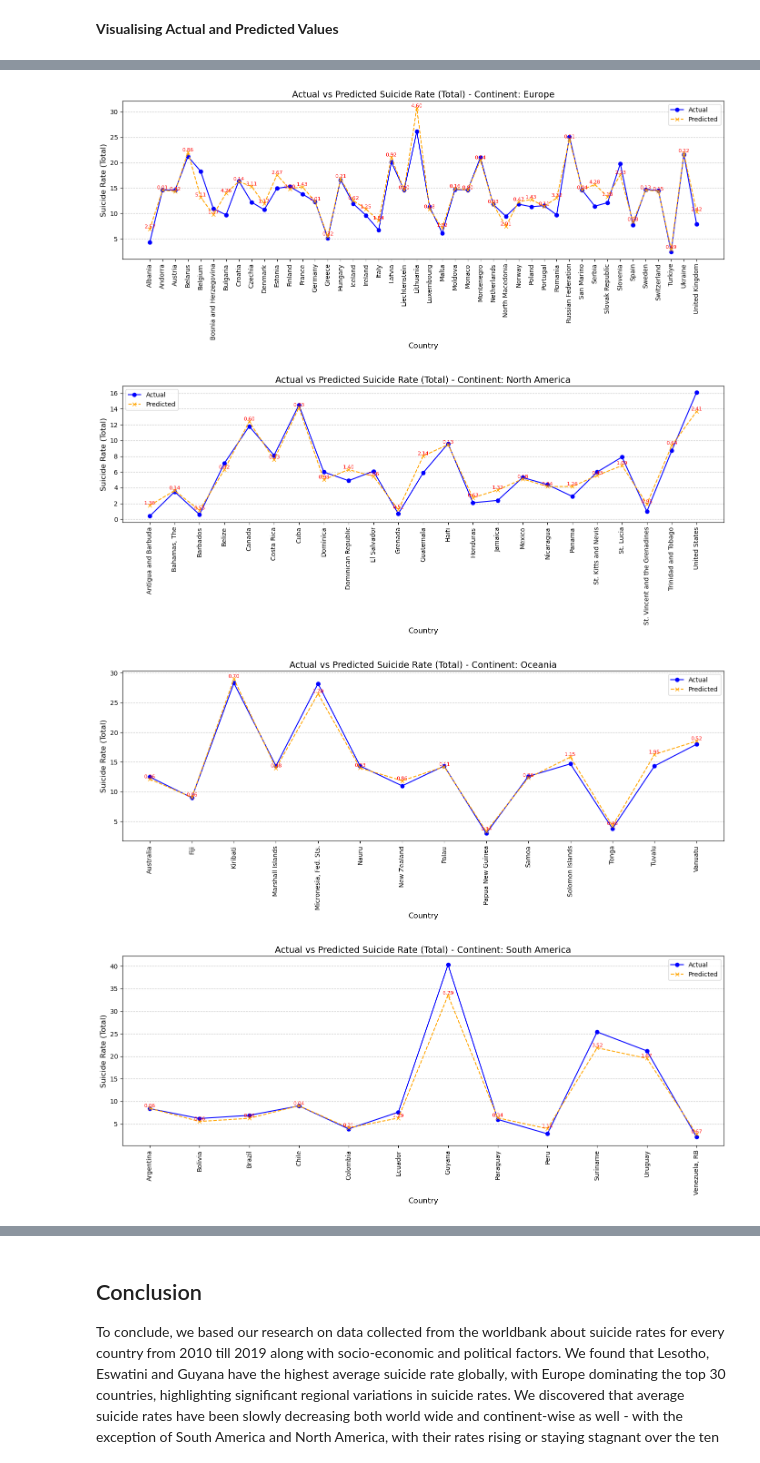
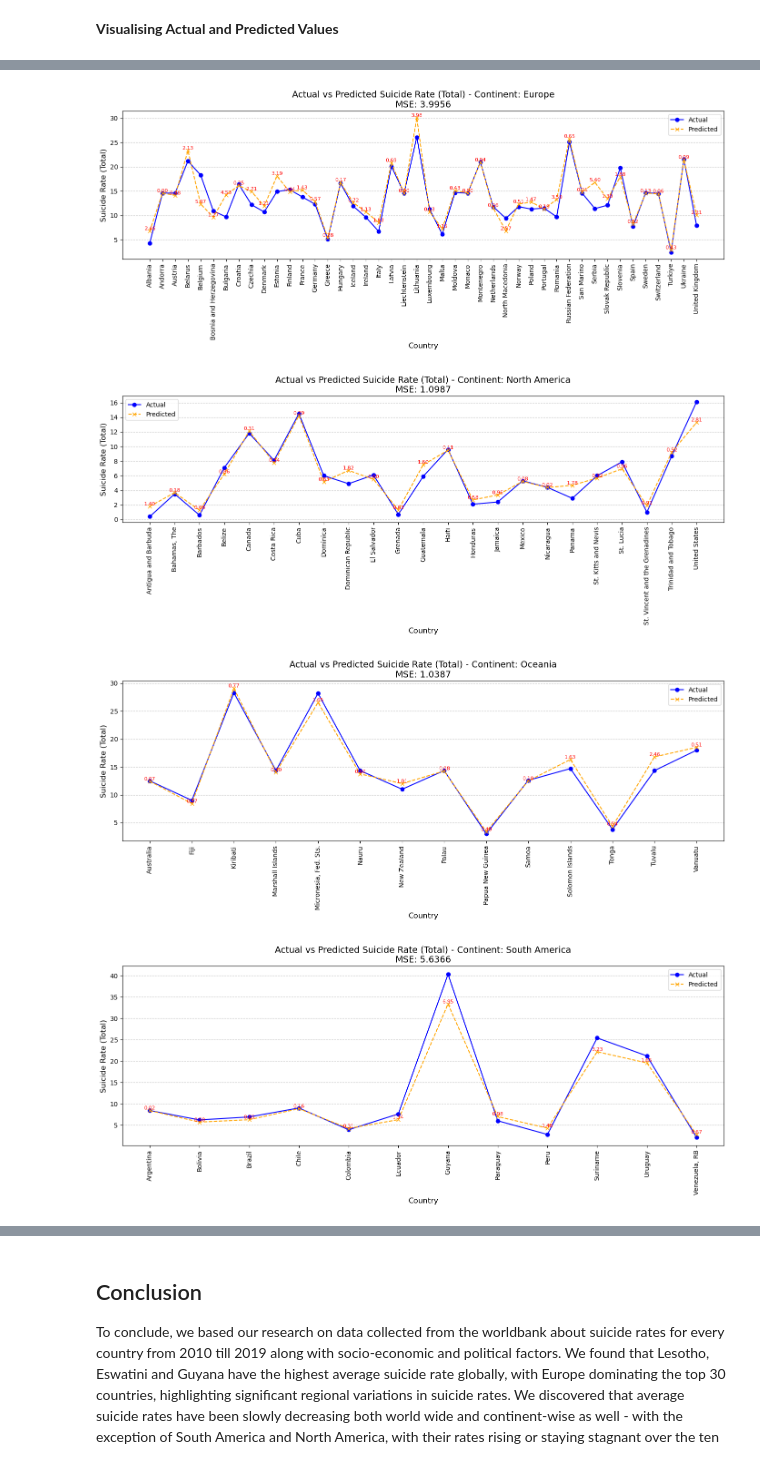
Before and after one commit to CU-F24-MDSSB-01-Concepts-Tools/FinalProject_7, a Jupyter notebook: report.ipynb, the cells around one changed output, grey strips where cells are left out. Cells and saved outputs as stored; diff of their text form; code cells hidden in the pictures.

```diff
--- a/report.ipynb
+++ b/report.ipynb
@@ -832,13 +854,16 @@ Test MSE after feature selection: 2.9514
 # Combine Actual, Predicted, and Country Names for the final results
 test_data_results = test_data.copy()
 test_data_results['Actual'] = y_test_final.values
-test_data_results['Predicted'] = y_pred_selected
+test_data_results['Predicted'] = y_pred_final
 
 # Loop through each continent to plot Actual vs Predicted values
 for continent, group in test_data_results.groupby('Continent'):
     countries = group['Country Name'].values  # Country names for X-axis
     actual = group['Actual'].values
     predicted = group['Predicted'].values
+
+    # Calculate MSE for the continent
+    mse_continent = mean_squared_error(actual, predicted)
 
     plt.figure(figsize=(14, 6))
 
@@ -852,7 +877,7 @@ for continent, group in test_data_results.groupby('Continent'):
         plt.text(i, p, f"{error:.2f}", ha='center', va='bottom', fontsize=8, color='red')
 
     # Plot configuration
-    plt.title(f"Actual vs Predicted Suicide Rate (Total) - Continent: {continent}", fontsize=14)
+    plt.title(f"Actual vs Predicted Suicide Rate (Total) - Continent: {continent}\nMSE: {mse_continent:.4f}", fontsize=14)
     plt.xlabel("Country", fontsize=12)
     plt.ylabel("Suicide Rate (Total)", fontsize=12)
     plt.xticks(rotation=90)  # Rotate country names for better readability
@@ -866,4 +891,4 @@ for continent, group in test_data_results.groupby('Continent'):
-[figure, old version]
+[figure, new version]
-[figure, old version]
+[figure, new version]
-[figure, old version]
+[figure, new version]
-[figure, old version]
+[figure, new version]
```
Also changed, not shown: parts of 24 cells of this notebook, 1 other file.
